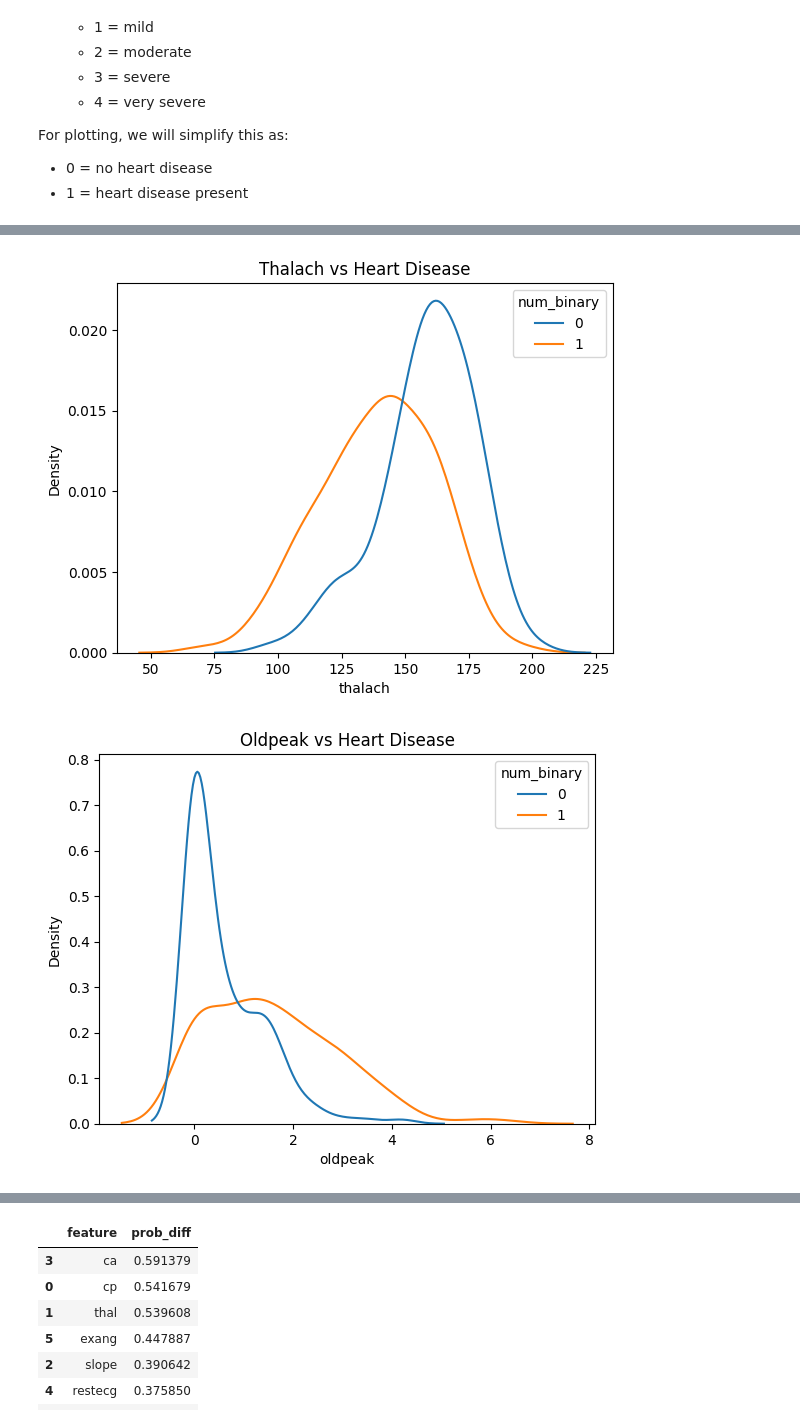
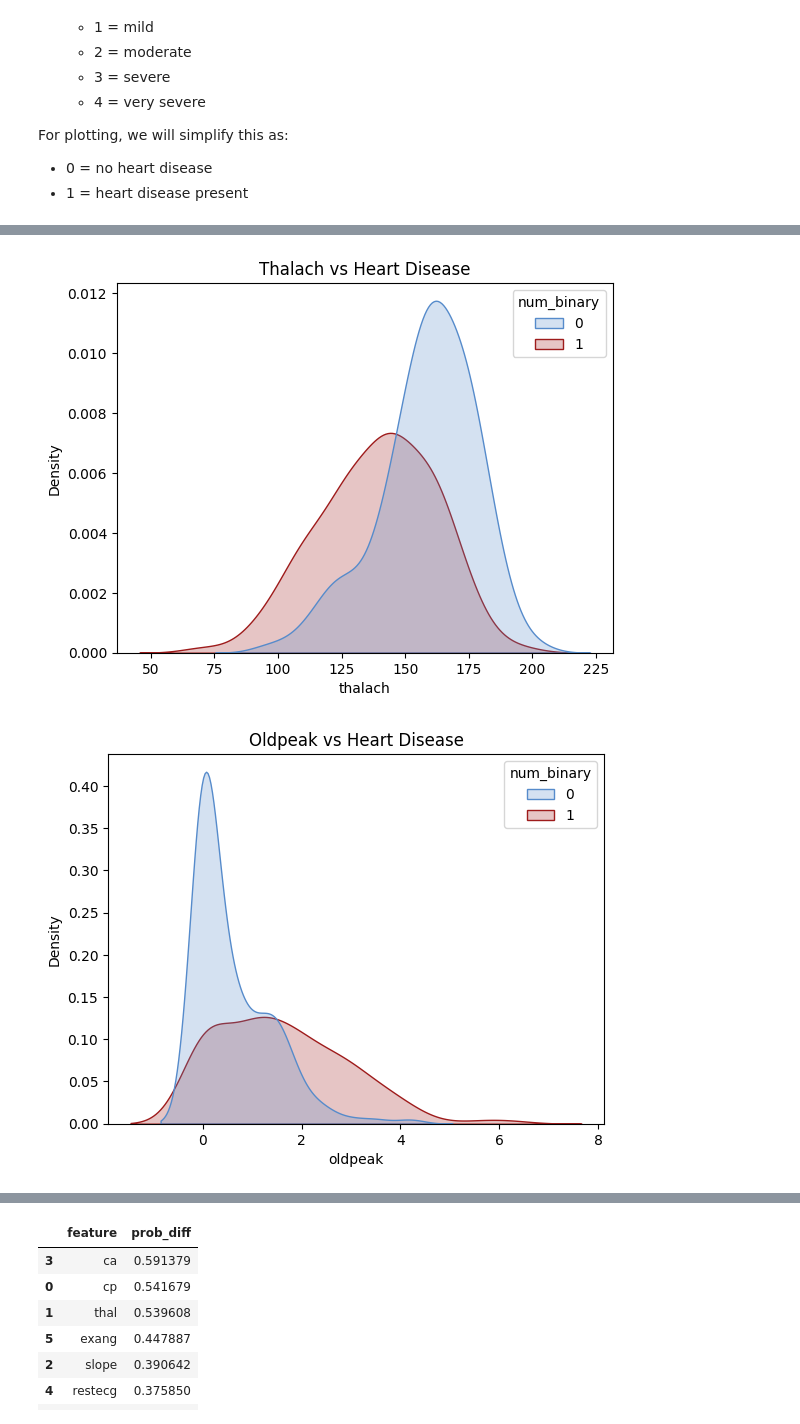
Before and after one commit to aarondwhite/DATA-3421-Final-Project, a Jupyter notebook: Tanvir_EDA.ipynb, the cells around one changed output, grey strips where cells are left out. Saved outputs shown, nothing was run; the diff lists cells and outputs as text; code cells hidden in the pictures.

```diff
--- a/Tanvir_EDA.ipynb
+++ b/Tanvir_EDA.ipynb
@@ -196,3 +193,6 @@ df['num'] = y
 # %%
 ## Change num to either 0 (disease negative) or 1 (disease positive)
 df['num_binary'] = df['num'].apply(lambda x: 1 if x > 0 else 0)
+# %%
+## Color palette
+palette = {0: "#568BCB", 1: "#9E1B1B"}
@@ -216,18 +224,18 @@ plt.show()
 # %%
 ### Highest correlated features grouped by num_binary (continuous features)
 
 # thalach & num
-sns.kdeplot(data=df, x='thalach', hue='num_binary', common_norm=False)
+sns.kdeplot(data=df, x='thalach', hue='num_binary',palette=palette, fill=True)
 plt.title("Thalach vs Heart Disease")
 plt.show()
 
 # oldpeak & num
-sns.kdeplot(data=df, x='oldpeak', hue='num_binary', common_norm=False)
+sns.kdeplot(data=df, x='oldpeak', hue='num_binary', palette=palette, fill=True)
 plt.title("Oldpeak vs Heart Disease")
 plt.show()
 # %% [output]
-[figure, old version]
+[figure, new version]
-[figure, old version]
+[figure, new version]
 # %%
 ### Categorical features grouped by num_binary (discrete features)
 
```
Also changed, not shown: parts of 7 cells of this notebook.
